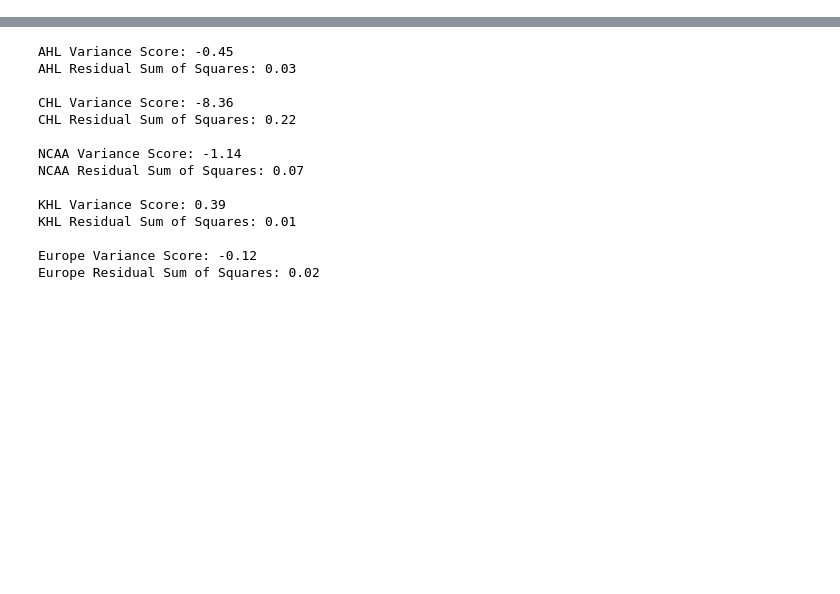
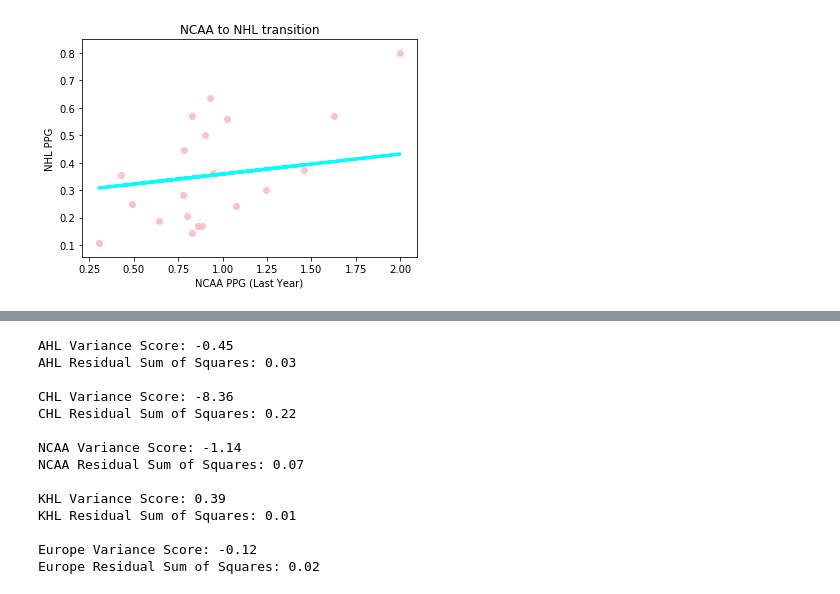
Before and after one commit to zarubiak/hockey_analytics, a Jupyter notebook: cams_notebook.ipynb, the cells around one changed output, grey strips where cells are left out. Drawn from its saved outputs; the diff is of its cells as text; code cells hidden in the pictures; blank space fills up the shorter version.

```diff
--- a/cams_notebook.ipynb
+++ b/cams_notebook.ipynb
@@ -0,0 +165,79 @@
+# %%
+import csv
+import matplotlib.pyplot as plt
+import numpy as np
+from sklearn import datasets, linear_model
+from sklearn.metrics import mean_squared_error, r2_score
+
+def getFloat(str):
+    if not str:
+        return 0
+    else:
+        return float(str)
+
+def loadcsv(str):
+    data = [];
+    data2 = [];
+
+    ahl_data = [];
+    chl_data = [];
+    ncaa_data = [];
+    khl_data = [];
+    europe_data = [];
+
+    with open('condensed16-17.csv', 'r') as csvfile:
+        data = list(csv.reader(csvfile))
+        for row in data[2:]:
+            if row[3] == 'AHL' and getFloat(row[2]) / getFloat(row[4]) <= 1.1:
+                ahl_data += [[getFloat(row[2]), row[3], getFloat(row[4])]]
+
+            elif row[3] == "OHL" or row[3] == "WHL" or row[3] == "QMJHL" and getFloat(row[2]) / getFloat(row[4]) <= 1.1:
+                chl_data += [[getFloat(row[2]), row[3],  getFloat(row[4])]]
+
+            elif row[3] == "NCAA" and getFloat(row[2]) / getFloat(row[4]) <= 1.1:
+                ncaa_data += [[getFloat(row[2]), row[3],  getFloat(row[4])]]
+
+            elif row[3] == "KHL" and getFloat(row[2]) / getFloat(row[4]) <= 1.1:
+                khl_data += [[getFloat(row[2]), row[3],  getFloat(row[4])]]
+
+            elif getFloat(row[2]) / getFloat(row[4]) <= 1.1:
+                europe_data += [[getFloat(row[2]), row[3],  getFloat(row[4])]]
+
+            else:
+                continue
+
+    ncaa_ly_ppg = np.array([[item[2] for item in ncaa_data]])
+    ncaa_ppg = np.array([[item[0] for item in ncaa_data]])
+
+    ncaa_ly_ppg = ncaa_ly_ppg.reshape(43, 1)
+    ncaa_ppg = ncaa_ppg.reshape(43, 1)
+
+    ncaa_ly_ppg_x_train = ncaa_ly_ppg[:-20]
+    ncaa_ly_ppg_x_test = ncaa_ly_ppg[-20:]
+
+    ncaa_ppg_y_train = ncaa_ppg[:-20]
+    ncaa_ppg_y_test = ncaa_ppg[-20:]
+
+    # Linear regression object
+    linreg = linear_model.LinearRegression()
+
+    # Trains the model using the training sets
+    linreg.fit(ncaa_ly_ppg_x_train, ncaa_ppg_y_train)
+
+    # Make prediction using the testing set
+    ncaa_ppg_y_predict = linreg.predict(ncaa_ly_ppg_x_test)
+
+    print ("Variance Score: %.2f" %r2_score(ncaa_ppg_y_test, ncaa_ppg_y_predict))
+    print ("Residual Sum of Squares: %.2f" % mean_squared_error(ncaa_ppg_y_test, ncaa_ppg_y_predict))
+
+    plt.scatter(ncaa_ly_ppg_x_test, ncaa_ppg_y_test, color = 'pink')
+    plt.plot(ncaa_ly_ppg_x_test, ncaa_ppg_y_predict, color = 'cyan', linewidth = 3)
+
+    plt.title('NCAA to NHL transition')
+    plt.xlabel('NCAA PPG (Last Year)')
+    plt.ylabel('NHL PPG')
+
+    plt.show()
+
+loadcsv('condensed16-17.csv')
+# %% [output]
@@ -1 +246,2 @@
+[figure, added]
 # %%
```
Also changed, not shown: parts of 8 cells of this notebook.
